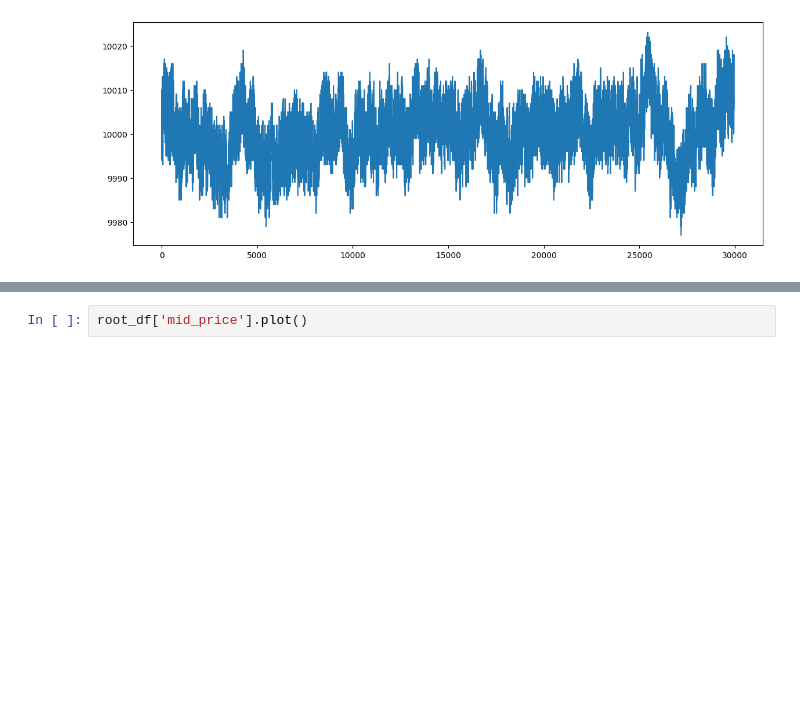
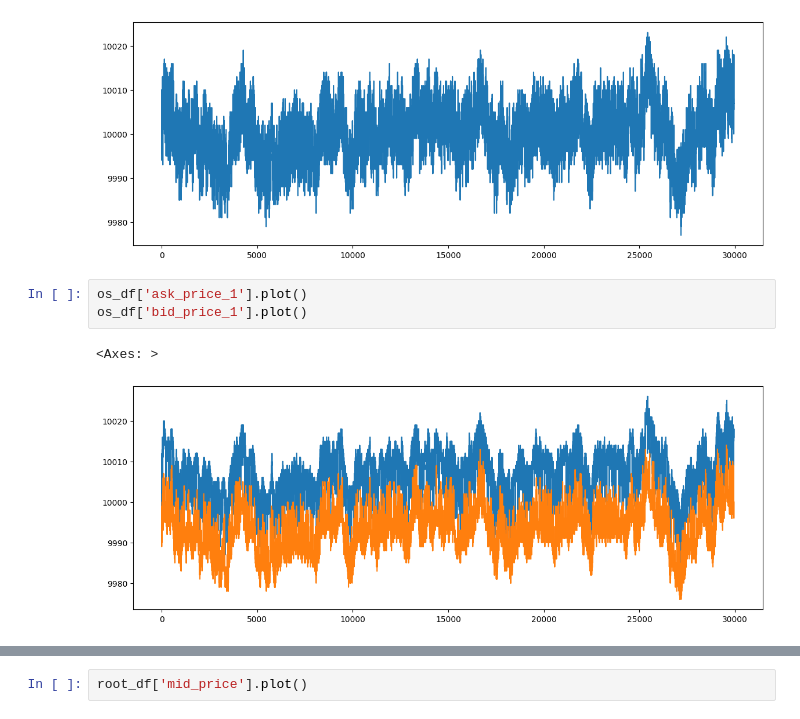
Before and after one commit to DevanshArora2002/IMC_Trading, a Jupyter notebook: Round_1/ROUND1/sample.ipynb, the cells around one changed output, grey strips where cells are left out. Saved outputs shown, nothing was run; the diff lists cells and outputs as text; blank space fills up the shorter version.

```diff
--- a/Round_1/ROUND1/sample.ipynb
+++ b/Round_1/ROUND1/sample.ipynb
@@ -190,3 +190,9 @@ os_df['mid_price'].plot()
 # %% [output]
 <Axes: >
 [figure]
+# %%
+os_df['ask_price_1'].plot()
+os_df['bid_price_1'].plot()
+# %% [output]
+<Axes: >
+[figure, added]
```
Also changed, not shown: parts of 15 cells of this notebook, 13 other files.
